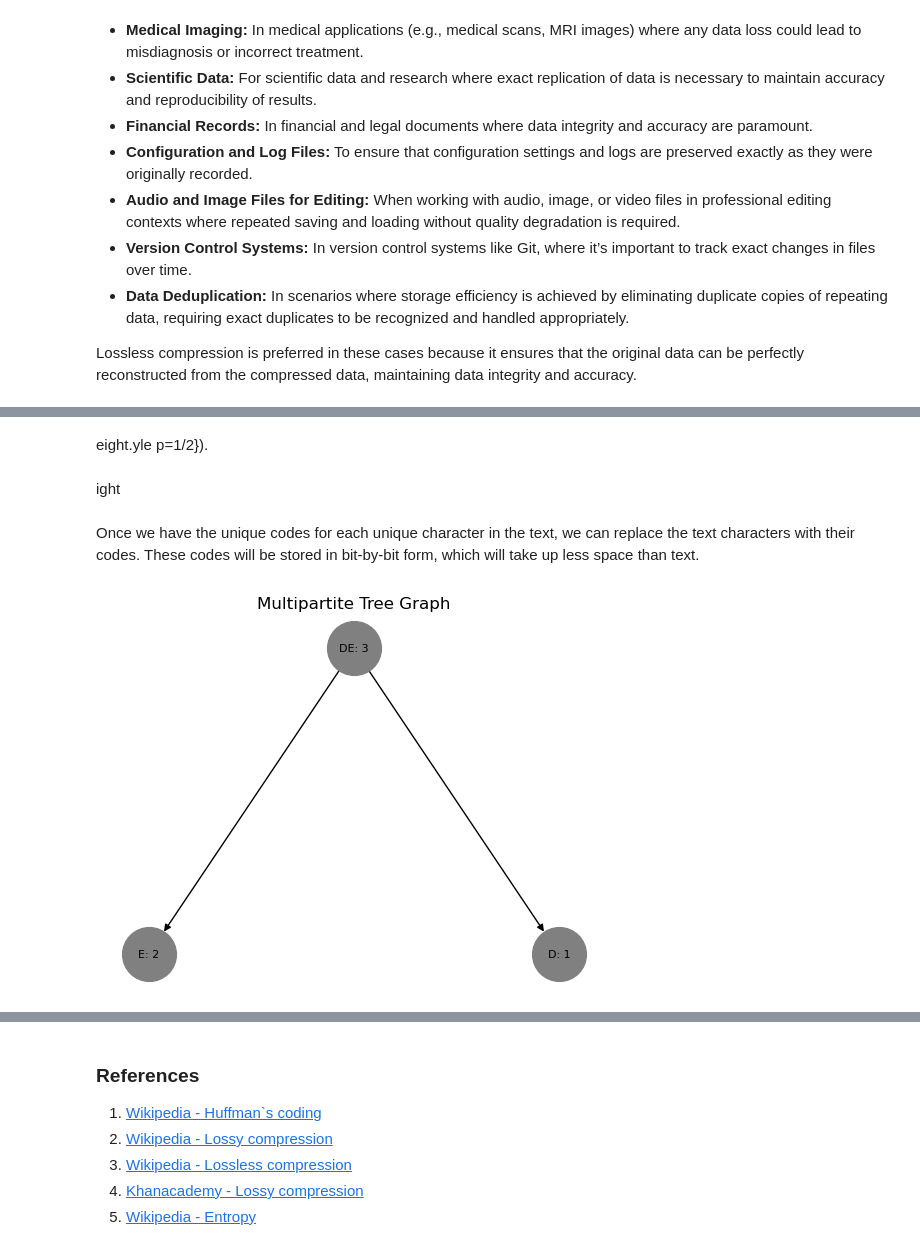
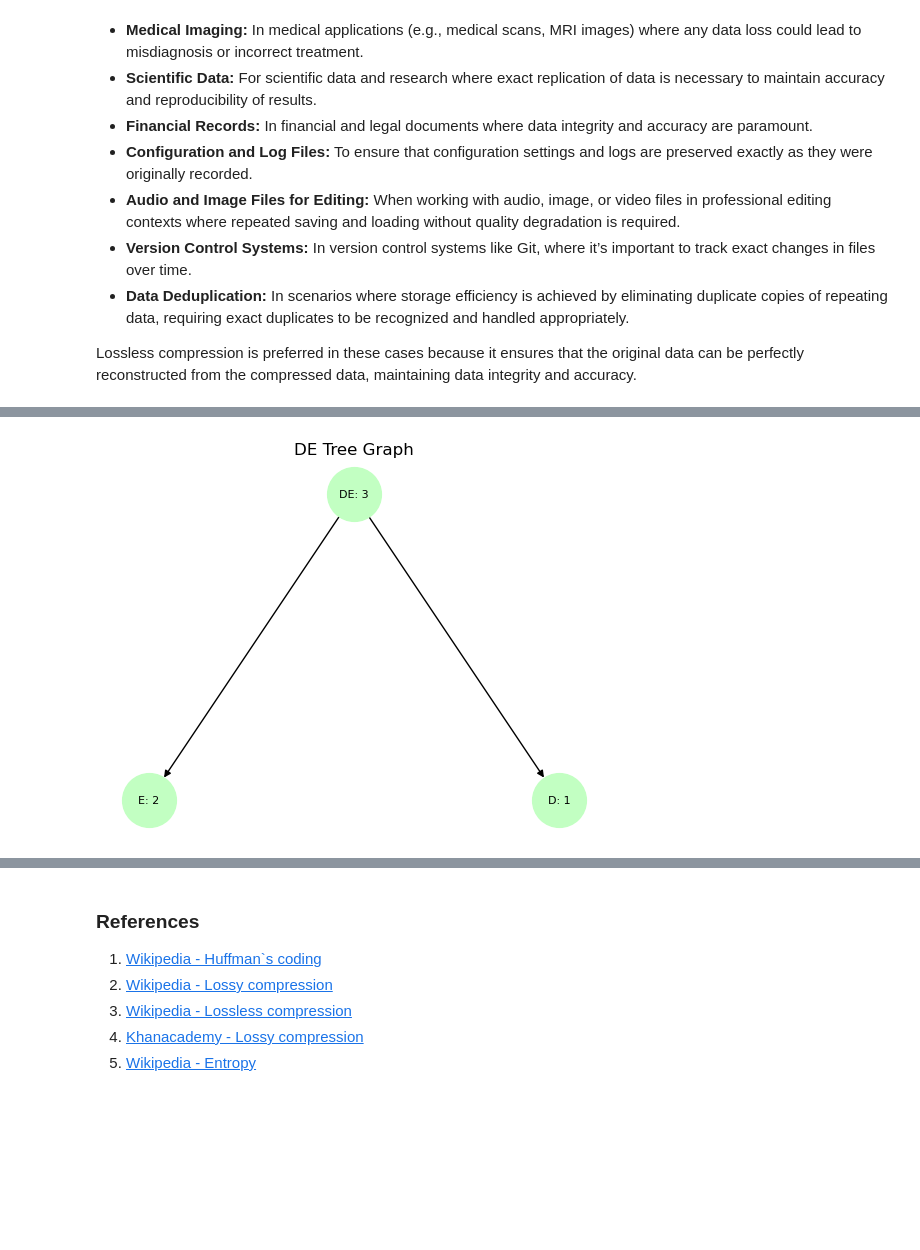
Before and after one commit to NikolayGatev/MathConceptionsProject, a Jupyter notebook: HuffmanCompressionAlgorithm.ipynb, the cells around one changed output, grey strips where cells are left out. Cells and saved outputs as stored; diff of their text form; code cells hidden in the pictures; blank space fills up the shorter version.

Commit message:
Added tree

```diff
--- a/HuffmanCompressionAlgorithm.ipynb
+++ b/HuffmanCompressionAlgorithm.ipynb
@@ -132,41 +133,35 @@ We have the following sequence of symbols:
 > 5. A - 4
 
 We remove the two nodes with the smallest value - D and E and create a new node DE with a value of 3.
-# %% [markdown]
-eight.yle p=1/2}).
-# %% [markdown]
-ight
-# %% [markdown]
-Once we have the unique codes for each unique character in the text, we can replace the text characters with their codes. These codes will be stored in bit-by-bit form, which will take up less space than text.
-# %%
-tree_dict = {
-        1: {
-            "D: 1":"DE: 3",
-            "E: 2":"DE: 3"
-            }
-        }
-
-# Create a NextworkX directed graph
-g = nx.DiGraph()
-g.add_nodes_from(['DE: 3'], subset=1)
-g.add_nodes_from(tree_dict[1].keys(), subset=0)
-
-# Add Title to Plot
-plt.title('Multipartite Tree Graph')
-
-# Create a list of the edges
-edges = []
-for subset_stuff in tree_dict.values():
-    for node, prev_node in subset_stuff.items():
-        edges.append((prev_node, node))
-
-# Draw the nodes with the multipartite layout
-pos = nx.multipartite_layout(g, align='horizontal')
-nx.draw(g, pos, with_labels=True, node_size=1500, node_color='grey', font_size=8)
-
-# Draw the edges with the multipartite layout
-nx.draw_networkx_edges(g, pos, edgelist=edges, arrows=None, node_size=1500)
-# Show the plot
-plt.show()
-# %% [output]
-[figure, removed]
+# %%
+tree_dict = {
+        1: {
+            "D: 1":"DE: 3",
+            "E: 2":"DE: 3"
+            }
+        }
+
+# Create a NextworkX directed graph
+g = nx.DiGraph()
+g.add_nodes_from(['DE: 3'], subset=1)
+g.add_nodes_from(tree_dict[1].keys(), subset=0)
+
+# Add Title to Plot
+plt.title('DE Tree Graph')
+
+# Create a list of the edges
+edges = []
+for subset_stuff in tree_dict.values():
+    for node, prev_node in subset_stuff.items():
+        edges.append((prev_node, node))
+
+# Draw the nodes with the multipartite layout
+pos = nx.multipartite_layout(g, align='horizontal')
+nx.draw(g, pos, with_labels=True, node_size=1500, node_color='#c2ffc2', font_size=8)
+
+# Draw the edges with the multipartite layout
+nx.draw_networkx_edges(g, pos, edgelist=edges, arrows=None, node_size=1500)
+# Show the plot
+plt.show()
+# %% [output]
+[figure, added]
```
Also changed, not shown: parts of 11 cells of this notebook.
